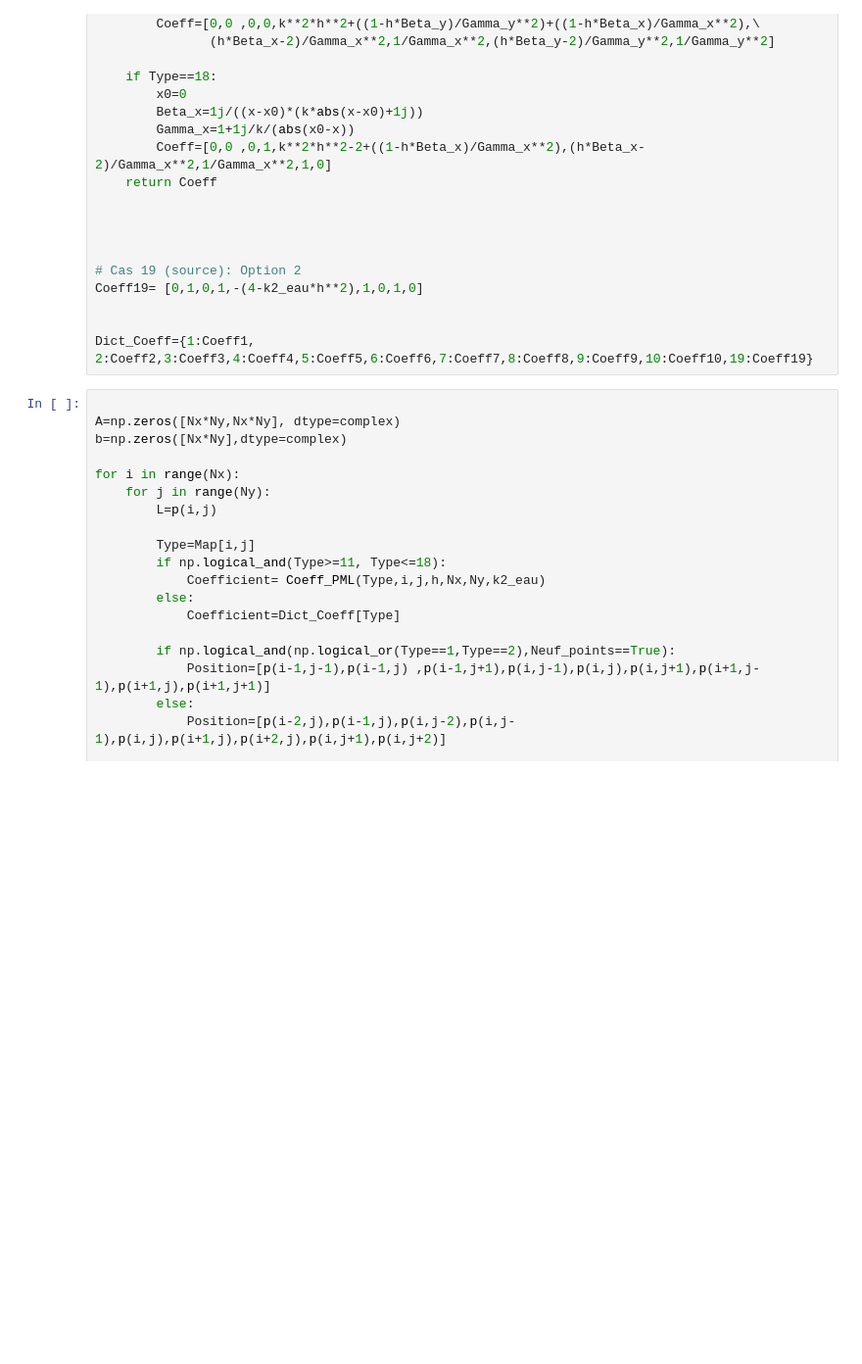
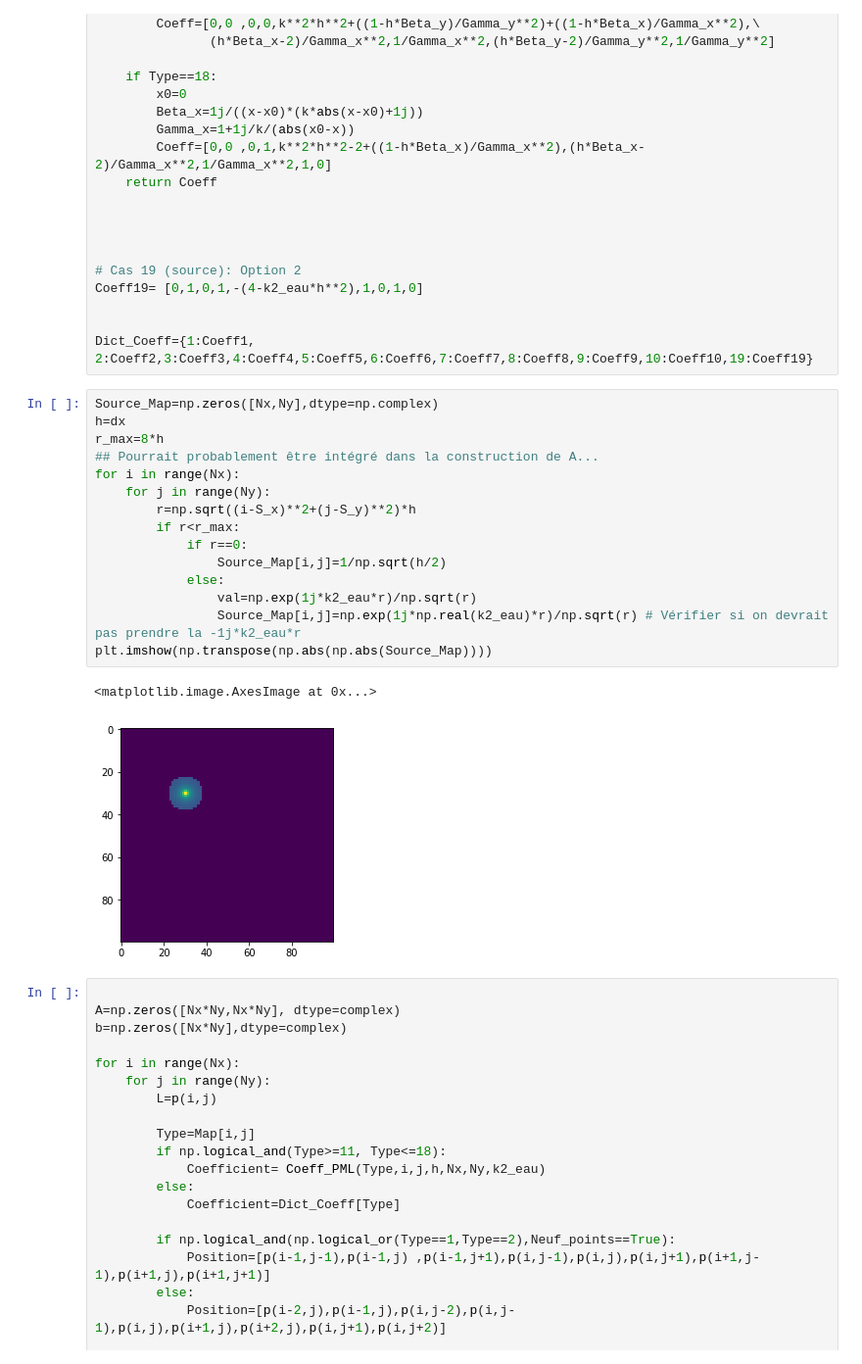
Before and after one commit to pierreluc-plt/ProjetSimulation, a Jupyter notebook: ConstructionMaillage.ipynb, the cells around one changed output. Shown: that part at 98% size. Saved outputs shown, nothing was run; the diff lists cells and outputs as text; blank space fills up the shorter version.

```diff
--- a/ConstructionMaillage.ipynb
+++ b/ConstructionMaillage.ipynb
@@ -538,6 +522,24 @@ Coeff19= [0,1,0,1,-(4-k2_eau*h**2),1,0,1,0]
 
 
 Dict_Coeff={1:Coeff1, 2:Coeff2,3:Coeff3,4:Coeff4,5:Coeff5,6:Coeff6,7:Coeff7,8:Coeff8,9:Coeff9,10:Coeff10,19:Coeff19}
+# %%
+Source_Map=np.zeros([Nx,Ny],dtype=np.complex)
+h=dx
+r_max=8*h
+## Pourrait probablement être intégré dans la construction de A...
+for i in range(Nx):
+    for j in range(Ny):
+        r=np.sqrt((i-S_x)**2+(j-S_y)**2)*h
+        if r<r_max:
+            if r==0:
+                Source_Map[i,j]=1/np.sqrt(h/2)
+            else:
+                val=np.exp(1j*k2_eau*r)/np.sqrt(r)
+                Source_Map[i,j]=np.exp(1j*np.real(k2_eau)*r)/np.sqrt(r) # Vérifier si on devrait pas prendre la -1j*k2_eau*r
+plt.imshow(np.transpose(np.abs(np.abs(Source_Map))))
+# %% [output]
+<matplotlib.image.AxesImage at 0x...>
+[figure, added]
 # %%
 
 A=np.zeros([Nx*Ny,Nx*Ny], dtype=complex)
```
Also changed, not shown: parts of 3 cells of this notebook, 3 other files.
